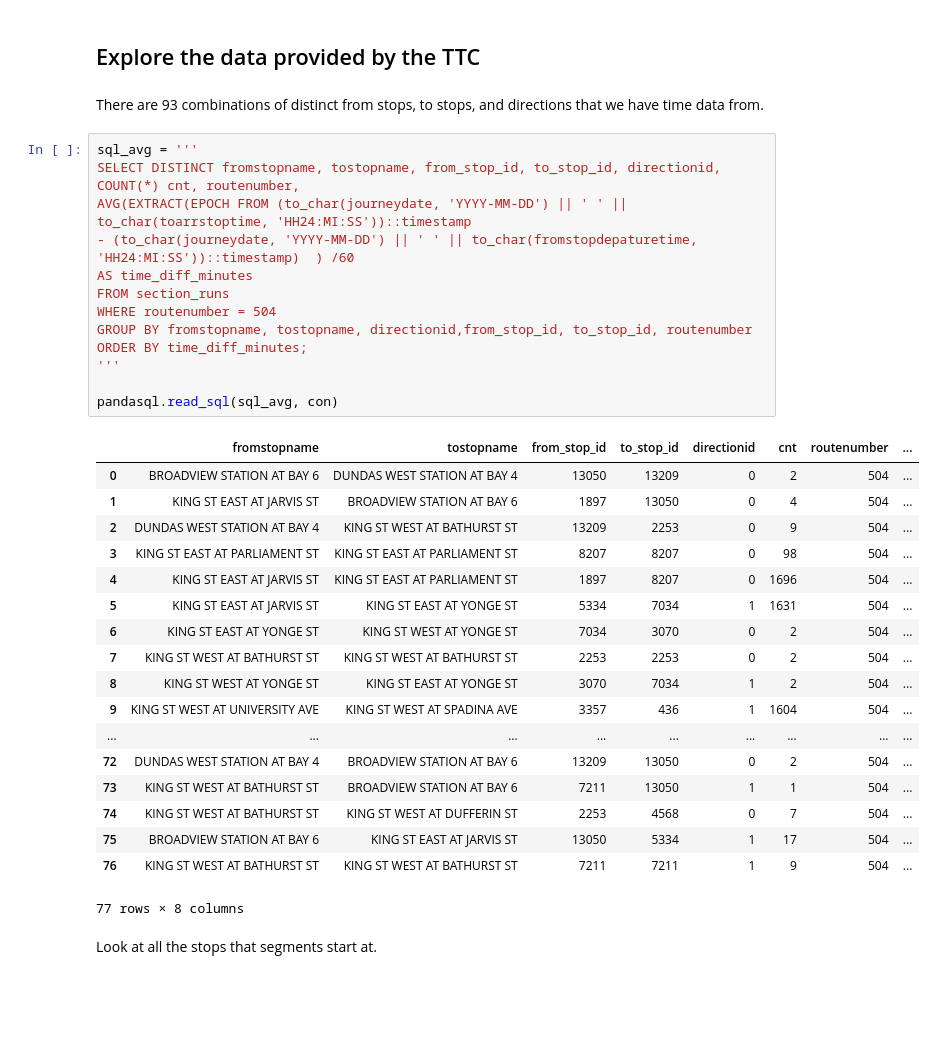
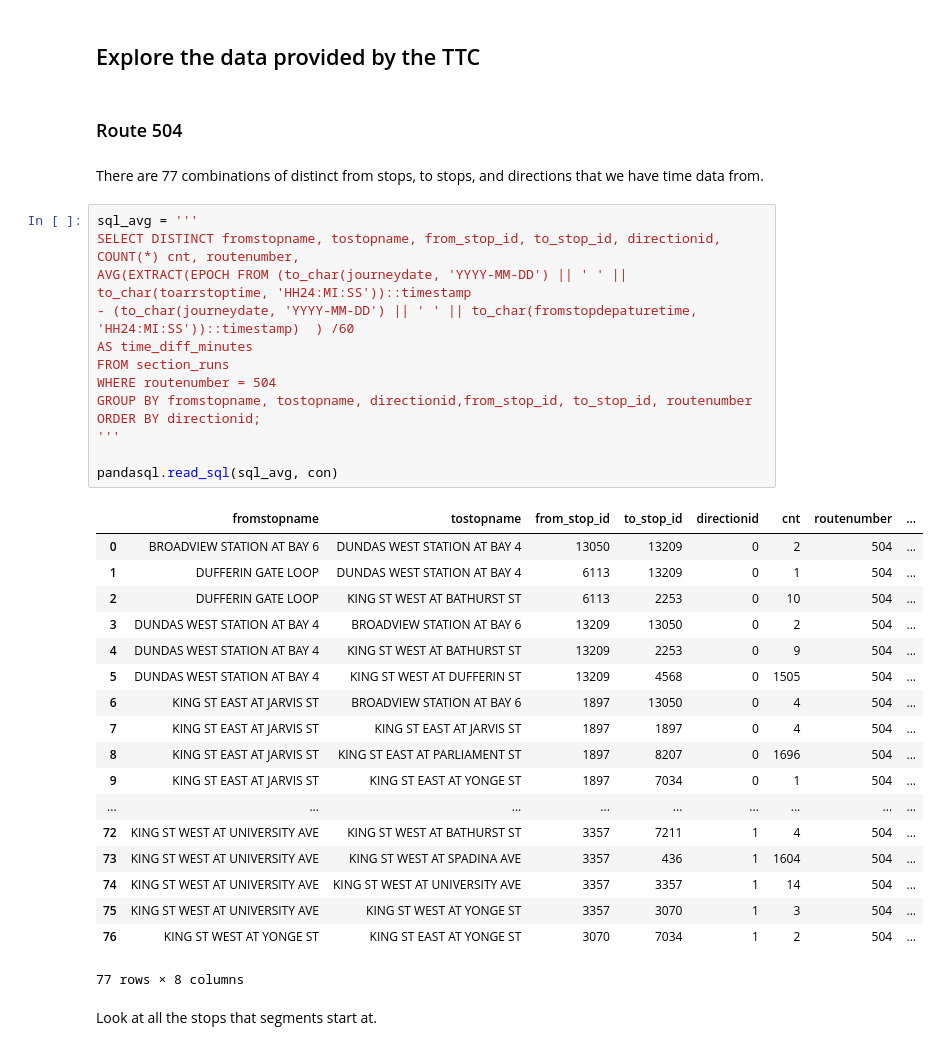
Before and after one commit to webgisgeek/bdit_data-sources, a Jupyter notebook: ttc/compare_ttc_data.ipynb, the cells around one changed output. Drawn from its saved outputs; the diff is of its cells as text; blank space fills up the shorter version.

```diff
--- a/ttc/compare_ttc_data.ipynb
+++ b/ttc/compare_ttc_data.ipynb
@@ -24,39 +24,41 @@ def print_table(sql, con):
     return HTML(pandasql.read_sql(sql, con).to_html(index=False))
 # %% [markdown]
 ## Explore the data provided by the TTC
+# %% [markdown]
+### Route 504
 # %% [markdown]
-There are 93 combinations of distinct from stops, to stops, and directions that we have time data from.
+There are 77 combinations of distinct from stops, to stops, and directions that we have time data from.
 # %%
 sql_avg = '''
 SELECT DISTINCT fromstopname, tostopname, from_stop_id, to_stop_id, directionid, COUNT(*) cnt, routenumber,
 AVG(EXTRACT(EPOCH FROM (to_char(journeydate, 'YYYY-MM-DD') || ' ' || to_char(toarrstoptime, 'HH24:MI:SS'))::timestamp
 - (to_char(journeydate, 'YYYY-MM-DD') || ' ' || to_char(fromstopdepaturetime, 'HH24:MI:SS'))::timestamp)  ) /60
 AS time_diff_minutes
 FROM section_runs
 WHERE routenumber = 504
 GROUP BY fromstopname, tostopname, directionid,from_stop_id, to_stop_id, routenumber
-ORDER BY time_diff_minutes;
+ORDER BY directionid;
 '''
 
 pandasql.read_sql(sql_avg, con)
 # %% [output]
 |  | fromstopname | tostopname | from_stop_id | to_stop_id | directionid | cnt | routenumber | ... |
 | 0 | BROADVIEW STATION AT BAY 6 | DUNDAS WEST STATION AT BAY 4 | 13050 | 13209 | 0 | 2 | 504 | ... |
-| 1 | KING ST EAST AT JARVIS ST | BROADVIEW STATION AT BAY 6 | 1897 | 13050 | 0 | 4 | 504 | ... |
-| 2 | DUNDAS WEST STATION AT BAY 4 | KING ST WEST AT BATHURST ST | 13209 | 2253 | 0 | 9 | 504 | ... |
-| 3 | KING ST EAST AT PARLIAMENT ST | KING ST EAST AT PARLIAMENT ST | 8207 | 8207 | 0 | 98 | 504 | ... |
-| 4 | KING ST EAST AT JARVIS ST | KING ST EAST AT PARLIAMENT ST | 1897 | 8207 | 0 | 1696 | 504 | ... |
-| 5 | KING ST EAST AT JARVIS ST | KING ST EAST AT YONGE ST | 5334 | 7034 | 1 | 1631 | 504 | ... |
-| 6 | KING ST EAST AT YONGE ST | KING ST WEST AT YONGE ST | 7034 | 3070 | 0 | 2 | 504 | ... |
-| 7 | KING ST WEST AT BATHURST ST | KING ST WEST AT BATHURST ST | 2253 | 2253 | 0 | 2 | 504 | ... |
-| 8 | KING ST WEST AT YONGE ST | KING ST EAST AT YONGE ST | 3070 | 7034 | 1 | 2 | 504 | ... |
-| 9 | KING ST WEST AT UNIVERSITY AVE | KING ST WEST AT SPADINA AVE | 3357 | 436 | 1 | 1604 | 504 | ... |
+| 1 | DUFFERIN GATE LOOP | DUNDAS WEST STATION AT BAY 4 | 6113 | 13209 | 0 | 1 | 504 | ... |
+| 2 | DUFFERIN GATE LOOP | KING ST WEST AT BATHURST ST | 6113 | 2253 | 0 | 10 | 504 | ... |
+| 3 | DUNDAS WEST STATION AT BAY 4 | BROADVIEW STATION AT BAY 6 | 13209 | 13050 | 0 | 2 | 504 | ... |
+| 4 | DUNDAS WEST STATION AT BAY 4 | KING ST WEST AT BATHURST ST | 13209 | 2253 | 0 | 9 | 504 | ... |
+| 5 | DUNDAS WEST STATION AT BAY 4 | KING ST WEST AT DUFFERIN ST | 13209 | 4568 | 0 | 1505 | 504 | ... |
+| 6 | KING ST EAST AT JARVIS ST | BROADVIEW STATION AT BAY 6 | 1897 | 13050 | 0 | 4 | 504 | ... |
+| 7 | KING ST EAST AT JARVIS ST | KING ST EAST AT JARVIS ST | 1897 | 1897 | 0 | 4 | 504 | ... |
+| 8 | KING ST EAST AT JARVIS ST | KING ST EAST AT PARLIAMENT ST | 1897 | 8207 | 0 | 1696 | 504 | ... |
+| 9 | KING ST EAST AT JARVIS ST | KING ST EAST AT YONGE ST | 1897 | 7034 | 0 | 1 | 504 | ... |
 | ... | ... | ... | ... | ... | ... | ... | ... | ... |
-| 72 | DUNDAS WEST STATION AT BAY 4 | BROADVIEW STATION AT BAY 6 | 13209 | 13050 | 0 | 2 | 504 | ... |
-| 73 | KING ST WEST AT BATHURST ST | BROADVIEW STATION AT BAY 6 | 7211 | 13050 | 1 | 1 | 504 | ... |
-| 74 | KING ST WEST AT BATHURST ST | KING ST WEST AT DUFFERIN ST | 2253 | 4568 | 0 | 7 | 504 | ... |
-| 75 | BROADVIEW STATION AT BAY 6 | KING ST EAST AT JARVIS ST | 13050 | 5334 | 1 | 17 | 504 | ... |
-| 76 | KING ST WEST AT BATHURST ST | KING ST WEST AT BATHURST ST | 7211 | 7211 | 1 | 9 | 504 | ... |
+| 72 | KING ST WEST AT UNIVERSITY AVE | KING ST WEST AT BATHURST ST | 3357 | 7211 | 1 | 4 | 504 | ... |
+| 73 | KING ST WEST AT UNIVERSITY AVE | KING ST WEST AT SPADINA AVE | 3357 | 436 | 1 | 1604 | 504 | ... |
+| 74 | KING ST WEST AT UNIVERSITY AVE | KING ST WEST AT UNIVERSITY AVE | 3357 | 3357 | 1 | 14 | 504 | ... |
+| 75 | KING ST WEST AT UNIVERSITY AVE | KING ST WEST AT YONGE ST | 3357 | 3070 | 1 | 3 | 504 | ... |
+| 76 | KING ST WEST AT YONGE ST | KING ST EAST AT YONGE ST | 3070 | 7034 | 1 | 2 | 504 | ... |
 77 rows × 8 columns
 # %% [markdown]
 Look at all the stops that segments start at.
```
Also changed, not shown: parts of 38 cells of this notebook.
